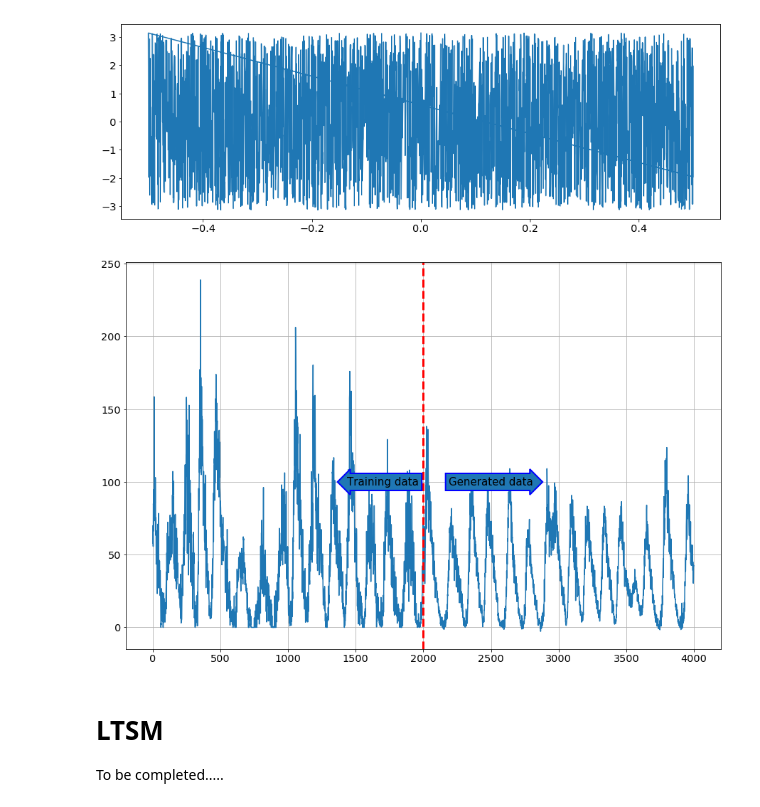
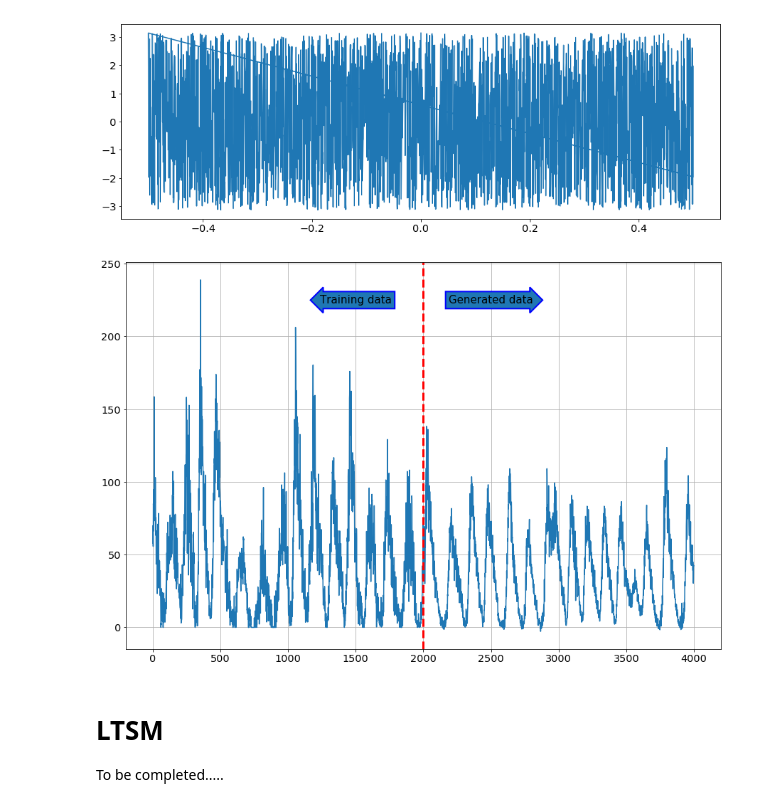
Before and after one commit to kiwidamien/sunspots, a Jupyter notebook: sunspot anomoly detection.ipynb, the cells around one changed output. Cells and saved outputs as stored; diff of their text form; code cells hidden in the pictures.

Commit message:
Improved plot labels

```diff
--- a/sunspot anomoly detection.ipynb
+++ b/sunspot anomoly detection.ipynb
@@ -243,22 +243,25 @@ with tf.Session() as sess:
 # %%
 fig = plt.figure(figsize=(15,10))
 ax = fig.add_subplot(111)
+
+arrow_height = 225
+
 
 ax.plot(gen_sequence)
 ax.grid(True)
 right_bbox_props = dict(boxstyle="rarrow", ec="b", lw=2)
 left_bbox_props  = dict(boxstyle="larrow", ec="b", lw=2)
-t1 = ax.text(n_train + 500, 100, "Generated data", ha="center", va="center", rotation=0,
+t1 = ax.text(n_train + 500, arrow_height, "Generated data", ha="center", va="center", rotation=0,
             size=15,
             bbox=right_bbox_props)
-t2 = ax.text(n_train - 300, 100, "Training data", ha="center", va="center", rotation=0,
+t2 = ax.text(n_train - 500, arrow_height, "Training data", ha="center", va="center", rotation=0,
             size=15,
             bbox=left_bbox_props)
 
 
 ax.axvline(x=n_train, color='r', linewidth = 3, linestyle='--');
 # %% [output]
-[figure, old version]
+[figure, new version]
 # %% [markdown]
 # LTSM
 
```
